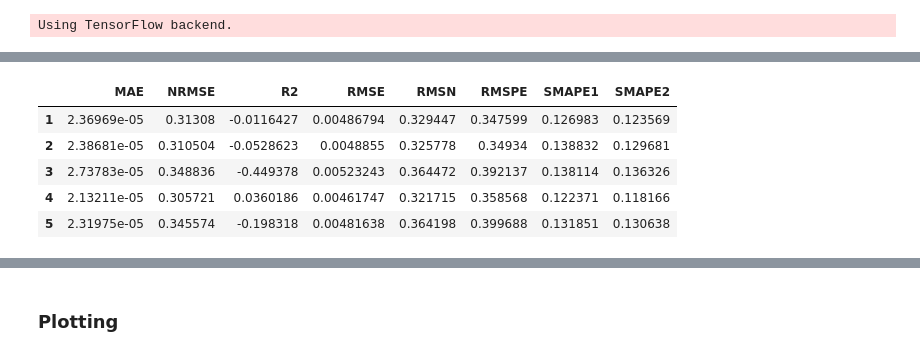
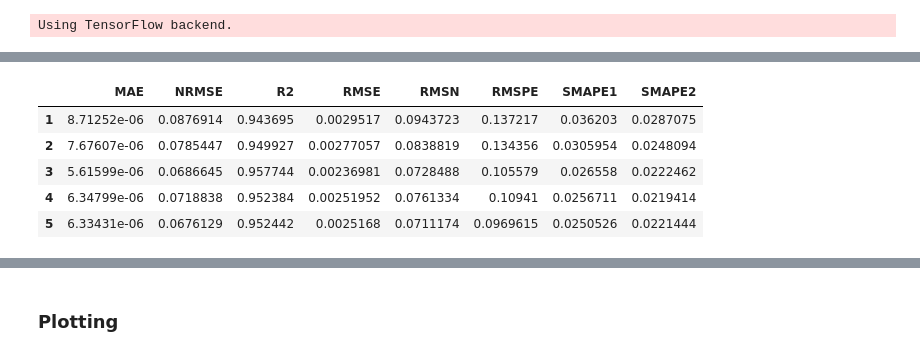
Before and after one commit to Lemma1/NGSIM-interface, a Jupyter notebook: src/generate_plot.ipynb, the cells around one changed output, grey strips where cells are left out. Saved outputs shown, nothing was run; the diff lists cells and outputs as text; code cells hidden in the pictures.

```diff
--- a/src/generate_plot.ipynb
+++ b/src/generate_plot.ipynb
@@ -39,9 +27,9 @@ k_df1
-# %%
-k_df2
-# %% [output]
-|  | MAE | NRMSE | R2 | RMSE | RMSN | RMSPE | SMAPE1 | SMAPE2 |
-| 1 | 2.36969e-05 | 0.31308 | -0.0116427 | 0.00486794 | 0.329447 | 0.347599 | 0.126983 | 0.123569 |
-| 2 | 2.38681e-05 | 0.310504 | -0.0528623 | 0.0048855 | 0.325778 | 0.34934 | 0.138832 | 0.129681 |
-| 3 | 2.73783e-05 | 0.348836 | -0.449378 | 0.00523243 | 0.364472 | 0.392137 | 0.138114 | 0.136326 |
-| 4 | 2.13211e-05 | 0.305721 | 0.0360186 | 0.00461747 | 0.321715 | 0.358568 | 0.122371 | 0.118166 |
-| 5 | 2.31975e-05 | 0.345574 | -0.198318 | 0.00481638 | 0.364198 | 0.399688 | 0.131851 | 0.130638 |
+# %%
+v_df2
+# %% [output]
+|  | MAE | NRMSE | R2 | RMSE | RMSN | RMSPE | SMAPE1 | SMAPE2 |
+| 1 | 8.71252e-06 | 0.0876914 | 0.943695 | 0.0029517 | 0.0943723 | 0.137217 | 0.036203 | 0.0287075 |
+| 2 | 7.67607e-06 | 0.0785447 | 0.949927 | 0.00277057 | 0.0838819 | 0.134356 | 0.0305954 | 0.0248094 |
+| 3 | 5.61599e-06 | 0.0686645 | 0.957744 | 0.00236981 | 0.0728488 | 0.105579 | 0.026558 | 0.0222462 |
+| 4 | 6.34799e-06 | 0.0718838 | 0.952384 | 0.00251952 | 0.0761334 | 0.10941 | 0.0256711 | 0.0219414 |
+| 5 | 6.33431e-06 | 0.0676129 | 0.952442 | 0.0025168 | 0.0711174 | 0.0969615 | 0.0250526 | 0.0221444 |
```
Also changed, not shown: parts of 9 cells of this notebook.
